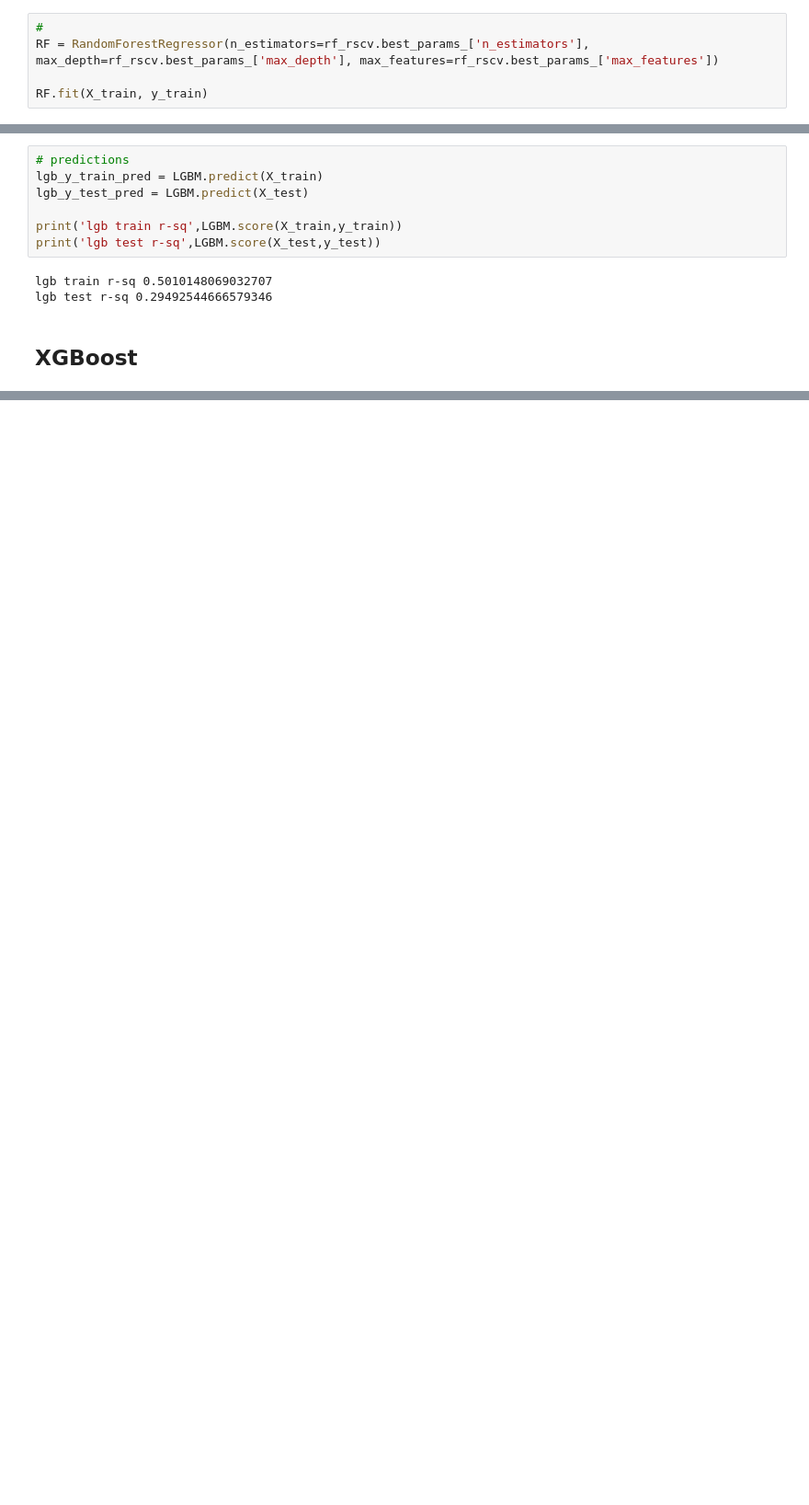
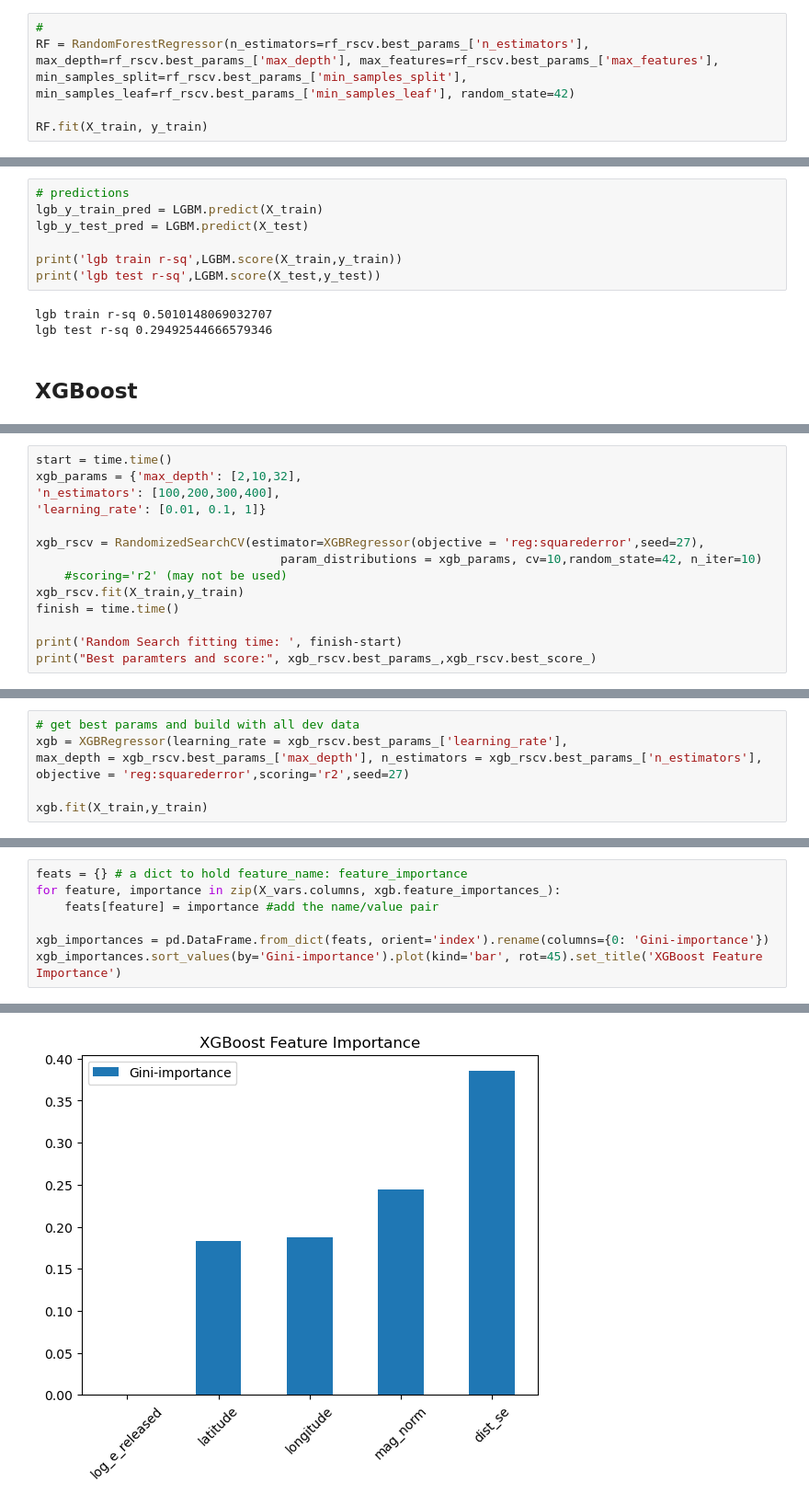
Before and after one commit to rootsnquery/ML-Climate-Project-Template-Fall2022, a Jupyter notebook: src/models.ipynb, the cells around one changed output, grey strips where cells are left out. Shown at 92% size. Drawn from its saved outputs; the diff is of its cells as text; blank space fills up the shorter version.

```diff
--- a/src/models.ipynb
+++ b/src/models.ipynb
@@ -127,7 +205,8 @@ r_sq test:0.3638931032154814
 # %%
 #
 RF = RandomForestRegressor(n_estimators=rf_rscv.best_params_['n_estimators'],
-max_depth=rf_rscv.best_params_['max_depth'], max_features=rf_rscv.best_params_['max_features'])
+max_depth=rf_rscv.best_params_['max_depth'], max_features=rf_rscv.best_params_['max_features'], min_samples_split=rf_rscv.best_params_['min_samples_split'],
+min_samples_leaf=rf_rscv.best_params_['min_samples_leaf'], random_state=42)
 
 RF.fit(X_train, y_train)
 # %% [output]
@@ -228,0 +311,14 @@ lgb test r-sq 0.29492544666579346
+# %%
+start = time.time()
+xgb_params = {'max_depth': [2,10,32],
+'n_estimators': [100,200,300,400],
+'learning_rate': [0.01, 0.1, 1]}
+
+xgb_rscv = RandomizedSearchCV(estimator=XGBRegressor(objective = 'reg:squarederror',seed=27),
+                                  param_distributions = xgb_params, cv=10,random_state=42, n_iter=10)
+    #scoring='r2' (may not be used)
+xgb_rscv.fit(X_train,y_train)
+finish = time.time()
+
+print('Random Search fitting time: ', finish-start)
+print("Best paramters and score:", xgb_rscv.best_params_,xgb_rscv.best_score_)
@@ -228,0 +328,7 @@ lgb test r-sq 0.29492544666579346
+# %%
+# get best params and build with all dev data
+xgb = XGBRegressor(learning_rate = xgb_rscv.best_params_['learning_rate'],
+max_depth = xgb_rscv.best_params_['max_depth'], n_estimators = xgb_rscv.best_params_['n_estimators'],
+objective = 'reg:squarederror',scoring='r2',seed=27)
+
+xgb.fit(X_train,y_train)
@@ -228,0 +358,8 @@ lgb test r-sq 0.29492544666579346
+# %%
+feats = {} # a dict to hold feature_name: feature_importance
+for feature, importance in zip(X_vars.columns, xgb.feature_importances_):
+    feats[feature] = importance #add the name/value pair
+
+xgb_importances = pd.DataFrame.from_dict(feats, orient='index').rename(columns={0: 'Gini-importance'})
+xgb_importances.sort_values(by='Gini-importance').plot(kind='bar', rot=45).set_title('XGBoost Feature Importance')
+# %% [output]
@@ -228,0 +367 @@ lgb test r-sq 0.29492544666579346
+[figure, added]
```
Also changed, not shown: parts of 28 cells of this notebook.
